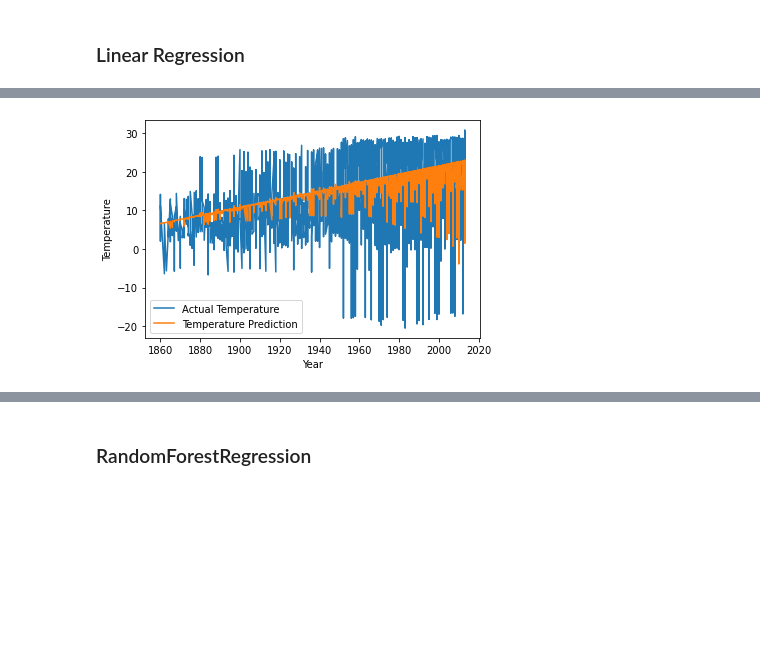
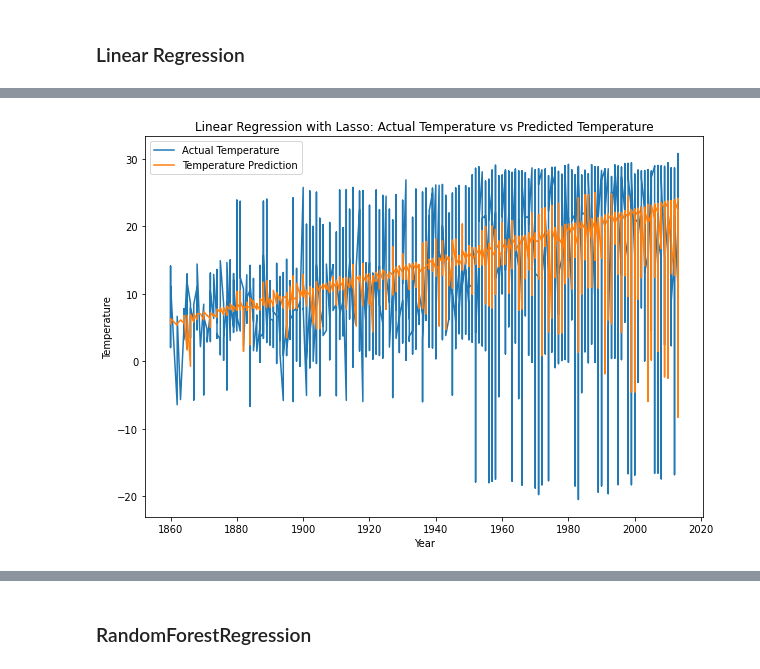
Before and after one commit to sumants-dev/CIS545-Project, a Jupyter notebook: global_temp_modelling.ipynb, the cells around one changed output, grey strips where cells are left out. Drawn from its saved outputs; the diff is of its cells as text; code cells hidden in the pictures; blank space fills up the shorter version.

```diff
--- a/global_temp_modelling.ipynb
+++ b/global_temp_modelling.ipynb
@@ -230,8 +230,8 @@ except NameError:
     spark = SparkSession.builder.appName('Initial').getOrCreate()
     sqlContext=SQLContext(spark)
 # %%
-train_sdf = spark.read.csv("/content/co2_le.csv", header=True, inferSchema=True)
-train_sdf.show()
+co2_sdf = spark.read.csv("/content/co2_le.csv", header=True, inferSchema=True)
+co2_sdf.show()
 # %% [output]
 +---+---------------+----+------------------+--------------------+--------------------+--------------------+-------------------------------+--------------------+--------------------+------------------ ...
 |_c0|iso_code_labels|year|oil_co2_per_capita|             oil_co2|share_global_oil_co2|  cumulative_oil_co2|share_global_cumulative_oil_co2|      co2_growth_abs|      co2_per_capita|                 c ...
@@ -286,7 +286,7 @@ assembler = VectorAssembler(inputCols=columns_to_use, outputCol="features")
 # %%
 from pyspark.ml import Pipeline
 
-modified_data_sdf = assembler.transform(train_sdf)
+modified_data_sdf = assembler.transform(co2_sdf)
 modified_data_sdf.show()
 # %% [output]
 +---+---------------+----+------------------+--------------------+--------------------+--------------------+-------------------------------+--------------------+--------------------+------------------ ...
@@ -352,21 +356,24 @@ plt.show()
 # %%
 # LASSO L1
-lasso = LinearRegression(featuresCol='features',labelCol='AvgYearlyTemp',maxIter=10, regParam=0.3, elasticNetParam = 1)
+lasso = LinearRegression(featuresCol='features',labelCol='AvgYearlyTemp',maxIter=10, regParam=0, elasticNetParam = 1)
 lassoModel = lasso.fit(train_sdf)
 prediction = lassoModel.transform(train_sdf)
 lasso_test_prediction = lassoModel.transform(test_sdf)
-l1_accuracy = evaluator.evaluate(lasso_test_prediction, {evaluator.metricName: "r2"})
+l1_mse = evaluator.evaluate(lasso_test_prediction, {evaluator.metricName: "mse"})
+l1_mae = evaluator.evaluate(lasso_test_prediction, {evaluator.metricName: "mae"})
 
 # RIDGE L2 TO DO
-ridge = LinearRegression(featuresCol='features',labelCol='AvgYearlyTemp',maxIter=10, regParam=0.3, elasticNetParam = 0)
+ridge = LinearRegression(featuresCol='features',labelCol='AvgYearlyTemp',maxIter=10, regParam=1, elasticNetParam = 0)
 ridgeModel = ridge.fit(train_sdf)
 prediction = ridgeModel.transform(train_sdf)
 ridge_test_prediction = ridgeModel.transform(test_sdf)
-l2_accuracy = evaluator.evaluate(test_prediction, {evaluator.metricName: "r2"})
+l2_mse = evaluator.evaluate(ridge_test_prediction, {evaluator.metricName: "mse"})
+l2_mae = evaluator.evaluate(ridge_test_prediction, {evaluator.metricName: "mae"})
 
 # Some variant of elastic net TO DO
-elastic = LinearRegression(featuresCol='features',labelCol='AvgYearlyTemp',maxIter=10, regParam=0.3, elasticNetParam = 0.8)
+elastic = LinearRegression(featuresCol='features',labelCol='AvgYearlyTemp',maxIter=10, regParam=1, elasticNetParam = 1)
 elasticModel = elastic.fit(train_sdf)
 prediction = elasticModel.transform(train_sdf)
 elastic_test_prediction = elasticModel.transform(test_sdf)
-elastic_accuracy = evaluator.evaluate(elastic_test_prediction, {evaluator.metricName: "r2"})
+elastic_mse = evaluator.evaluate(elastic_test_prediction, {evaluator.metricName: "mse"})
+elastic_mae = evaluator.evaluate(elastic_test_prediction, {evaluator.metricName: "mae"})
@@ -381,14 +388,16 @@ elastic test accuracy: 0.23112894786509108
 # %%
 # Plotting Lasso
 lr_lasso_df = lasso_test_prediction.toPandas()
+plt.figure(figsize=(10, 7))
 plt.plot(lr_lasso_df['year'], lr_lasso_df['AvgYearlyTemp'], label = 'Actual Temperature')
 plt.plot(lr_lasso_df['year'], lr_lasso_df['prediction'], label="Temperature Prediction")
 plt.xlabel('Year')
 plt.ylabel('Temperature')
-plt.legend(loc='lower left')
+plt.legend(loc='upper left')
+plt.title("Linear Regression with Lasso: Actual Temperature vs Predicted Temperature")
 plt.show()
 # %% [output]
-[figure, old version]
+[figure, new version]
 # %%
 # Plotting Ridge
 lr_ridge_df = ridge_test_prediction.toPandas()
```
Also changed, not shown: parts of 76 cells of this notebook.
